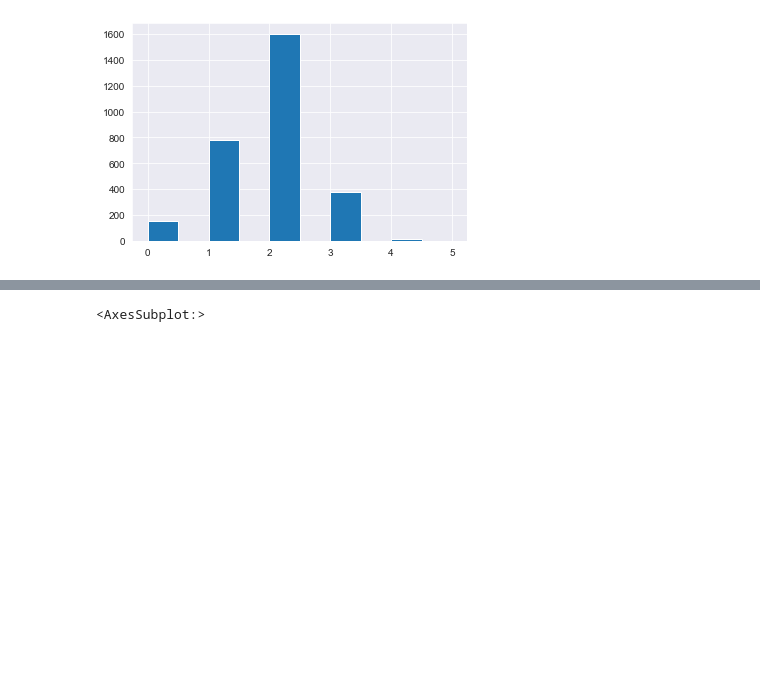
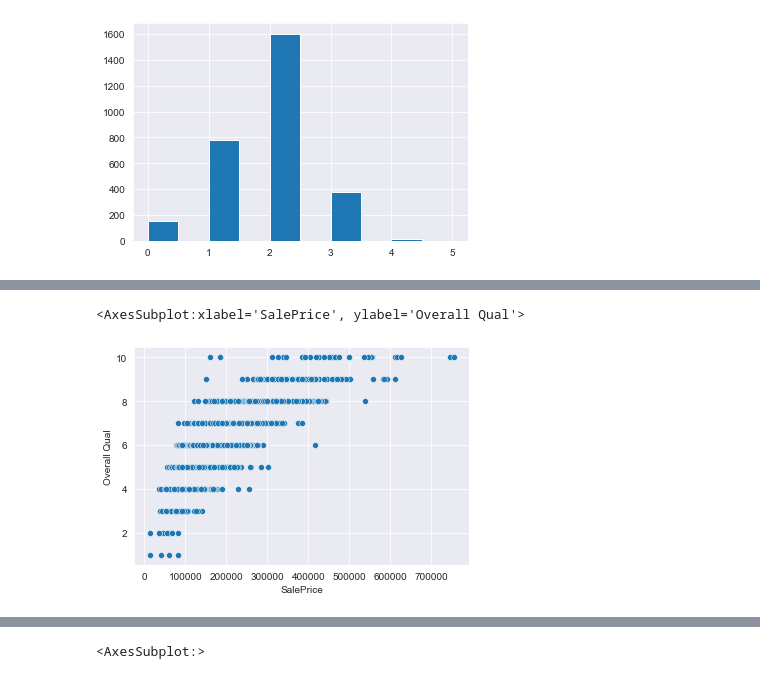
Before and after one commit to Flockyy/Projet_E2_P2, a Jupyter notebook: E2_analysis.ipynb, the cells around one changed output, grey strips where cells are left out. Saved outputs shown, nothing was run; the diff lists cells and outputs as text; code cells hidden in the pictures; blank space fills up the shorter version.

```diff
--- a/E2_analysis.ipynb
+++ b/E2_analysis.ipynb
@@ -186,3 +198,8 @@ pre_proc_df['Garage Cars'].hist()
+# %%
+sns.scatterplot(data=pre_proc_df, x="SalePrice", y="Overall Qual")
+# %% [output]
+<AxesSubplot:xlabel='SalePrice', ylabel='Overall Qual'>
+[figure, added]
 # %%
 pre_proc_df['Bsmt Qual'][pre_proc_df['Bsmt Qual'].isna()] = 'TA'
 # %% [output]
```
Also changed, not shown: parts of 46 cells of this notebook, 1 other file.
